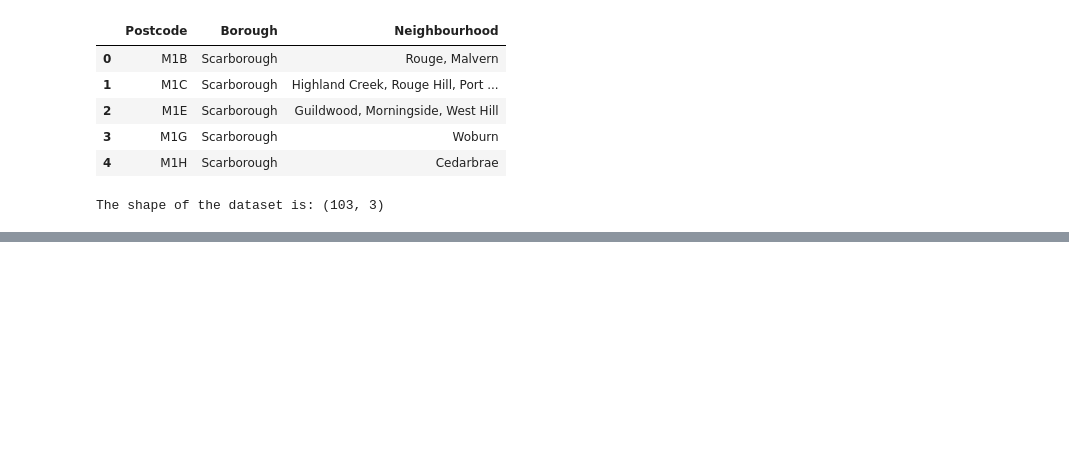
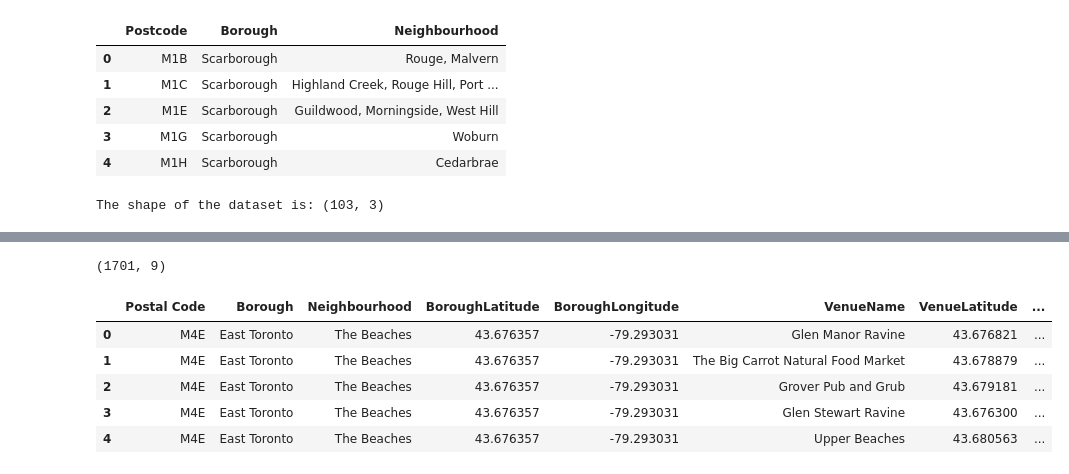
Before and after one commit to Rishika-21/Coursera_Capstone, a Jupyter notebook: Week 3 Assign.ipynb, the cells around one changed output, grey strips where cells are left out. Cells and saved outputs as stored; diff of their text form; code cells hidden in the pictures; blank space fills up the shorter version.

```diff
--- a/Week 3 Assign.ipynb
+++ b/Week 3 Assign.ipynb
@@ -104,0 +262,15 @@ The shape of the dataset is: (103, 3)
+# %%
+df_venues = pd.DataFrame(venues)
+
+df_venues.columns = ['Postal Code', 'Borough', 'Neighbourhood', 'BoroughLatitude', 'BoroughLongitude', 'VenueName', 'VenueLatitude', 'VenueLongitude', 'VenueCategory']
+
+print(df_venues.shape)
+df_venues.head()
+# %% [output]
+(1701, 9)
+|  | Postal Code | Borough | Neighbourhood | BoroughLatitude | BoroughLongitude | VenueName | VenueLatitude | ... |
+| 0 | M4E | East Toronto | The Beaches | 43.676357 | -79.293031 | Glen Manor Ravine | 43.676821 | ... |
+| 1 | M4E | East Toronto | The Beaches | 43.676357 | -79.293031 | The Big Carrot Natural Food Market | 43.678879 | ... |
+| 2 | M4E | East Toronto | The Beaches | 43.676357 | -79.293031 | Grover Pub and Grub | 43.679181 | ... |
+| 3 | M4E | East Toronto | The Beaches | 43.676357 | -79.293031 | Glen Stewart Ravine | 43.676300 | ... |
+| 4 | M4E | East Toronto | The Beaches | 43.676357 | -79.293031 | Upper Beaches | 43.680563 | ... |
```
Also changed, not shown: parts of 20 cells of this notebook.
